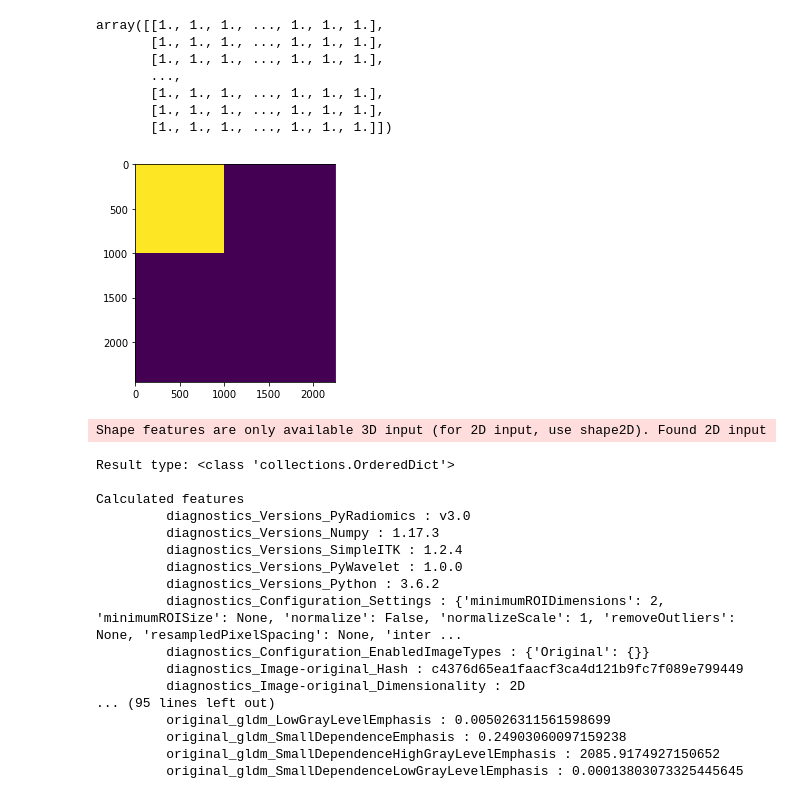
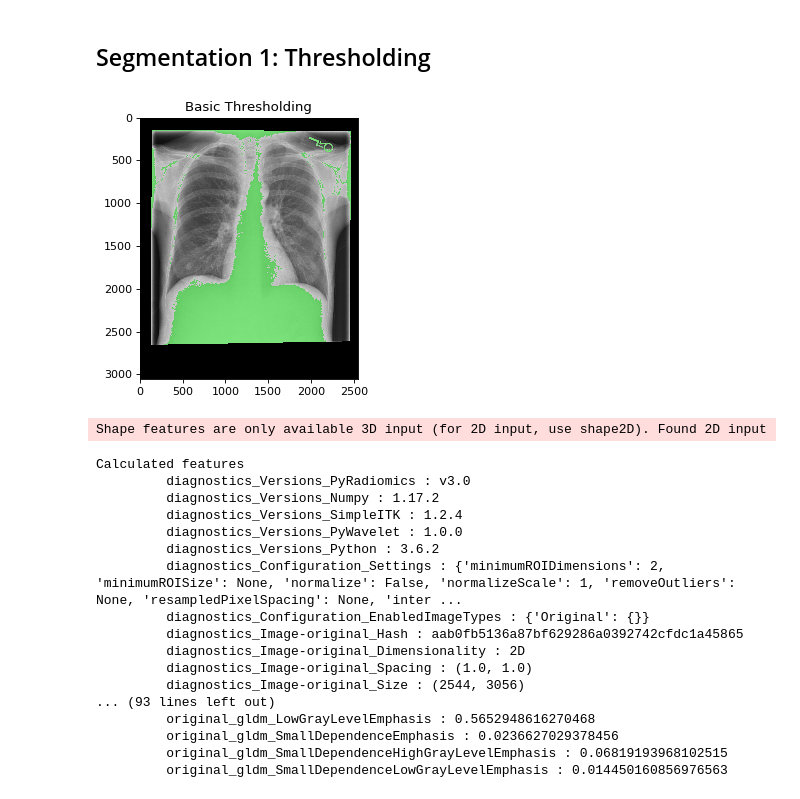
Before and after one commit to bngo97/Radiomics, a Jupyter notebook: Radiomics.ipynb, the cells around one changed output. Saved outputs shown, nothing was run; the diff lists cells and outputs as text; code cells hidden in the pictures.

Commit message:
add thresholding segmentation

```diff
--- a/Radiomics.ipynb
+++ b/Radiomics.ipynb
@@ -28,21 +27,12 @@ crop.shape
-# %%
-np.ones((3056, 2544))
-# %% [output]
-array([[1., 1., 1., ..., 1., 1., 1.],
-       [1., 1., 1., ..., 1., 1., 1.],
-       [1., 1., 1., ..., 1., 1., 1.],
-       ...,
-       [1., 1., 1., ..., 1., 1., 1.],
-       [1., 1., 1., ..., 1., 1., 1.],
-       [1., 1., 1., ..., 1., 1., 1.]])
-# %%
-arr = np.zeros((2450,2250))
-for i in range(1000):
-    for j in range(1000):
-        arr[i][j] = 1;
-plt.imshow(arr)
-plt.show()
-# %% [output]
-[figure, removed]
+# %% [markdown]
+## Segmentation 1: Thresholding
+# %%
+seg1 = img_255>200
+myshow(sitk.LabelOverlay(img_255, seg1), "Basic Thresholding")
+# %% [output]
+[figure, added]
 # %%
 extractor = featureextractor.RadiomicsFeatureExtractor('Params.yaml')
+result = extractor.execute(img_255, seg1)
+# %% [output]
+Shape features are only available 3D input (for 2D input, use shape2D). Found 2D input
@@ -53,30 +39,22 @@ sitk_mask = sitk.GetImageFromArray(arr)
-# %%
-result = extractor.execute(sitk_image, sitk_mask)
-# %% [output]
-Shape features are only available 3D input (for 2D input, use shape2D). Found 2D input
 # %%
-import six
-
-print('Result type:', type(result))  # result is returned in a Python ordered dictionary)
-print('')
 print('Calculated features')
 for key, value in six.iteritems(result):
     print('\t', key, ':', value)
 # %% [output]
-Result type: <class 'collections.OrderedDict'>
-
 Calculated features
          diagnostics_Versions_PyRadiomics : v3.0
-         diagnostics_Versions_Numpy : 1.17.3
+         diagnostics_Versions_Numpy : 1.17.2
          diagnostics_Versions_SimpleITK : 1.2.4
          diagnostics_Versions_PyWavelet : 1.0.0
          diagnostics_Versions_Python : 3.6.2
          diagnostics_Configuration_Settings : {'minimumROIDimensions': 2, 'minimumROISize': None, 'normalize': False, 'normalizeScale': 1, 'removeOutliers': None, 'resampledPixelSpacing': None, 'inter ...
          diagnostics_Configuration_EnabledImageTypes : {'Original': {}}
-         diagnostics_Image-original_Hash : c4376d65ea1faacf3ca4d121b9fc7f089e799449
+         diagnostics_Image-original_Hash : aab0fb5136a87bf629286a0392742cfdc1a45865
          diagnostics_Image-original_Dimensionality : 2D
-... (95 lines left out)
-         original_gldm_LowGrayLevelEmphasis : 0.005026311561598699
-         original_gldm_SmallDependenceEmphasis : 0.24903060097159238
-         original_gldm_SmallDependenceHighGrayLevelEmphasis : 2085.9174927150652
-         original_gldm_SmallDependenceLowGrayLevelEmphasis : 0.00013803073325445645
+         diagnostics_Image-original_Spacing : (1.0, 1.0)
+         diagnostics_Image-original_Size : (2544, 3056)
+... (93 lines left out)
+         original_gldm_LowGrayLevelEmphasis : 0.5652948616270468
+         original_gldm_SmallDependenceEmphasis : 0.0236627029378456
+         original_gldm_SmallDependenceHighGrayLevelEmphasis : 0.06819193968102515
+         original_gldm_SmallDependenceLowGrayLevelEmphasis : 0.014450160856976563
```
Also changed, not shown: parts of 6 cells of this notebook, 1 other file.
